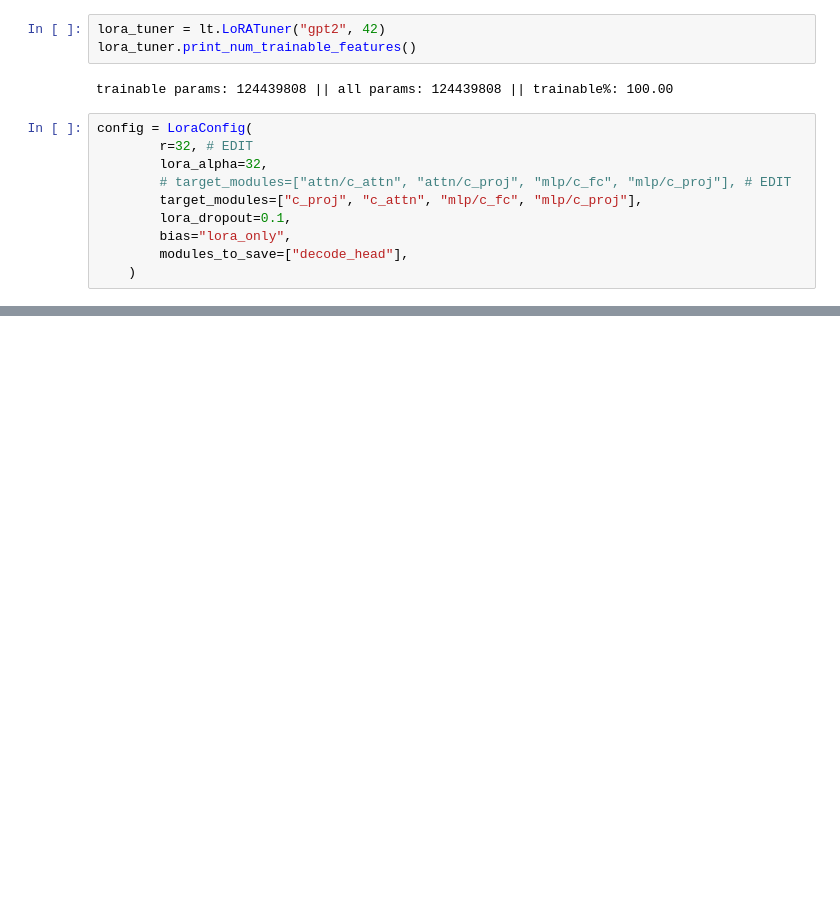
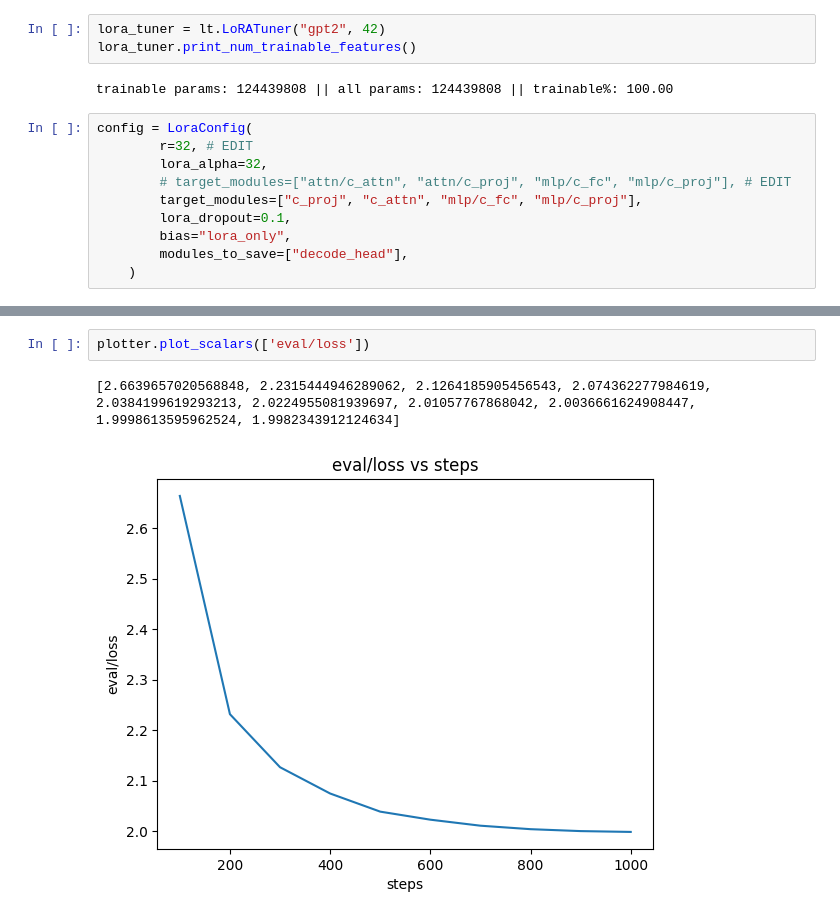
Before and after one commit to webs8328/YodaNLP, a Jupyter notebook: gpt_code/LoRA.ipynb, the cells around one changed output, grey strips where cells are left out. Saved outputs shown, nothing was run; the diff lists cells and outputs as text; blank space fills up the shorter version.

```diff
--- a/gpt_code/LoRA.ipynb
+++ b/gpt_code/LoRA.ipynb
@@ -82,0 +71,5 @@ plotter.plot_scalars(['train/loss'])
+# %%
+plotter.plot_scalars(['eval/loss'])
+# %% [output]
+[2.6639657020568848, 2.2315444946289062, 2.1264185905456543, 2.074362277984619, 2.0384199619293213, 2.0224955081939697, 2.01057767868042, 2.0036661624908447, 1.9998613595962524, 1.9982343912124634]
+[figure, added]
```
Also changed, not shown: parts of 10 cells of this notebook.
